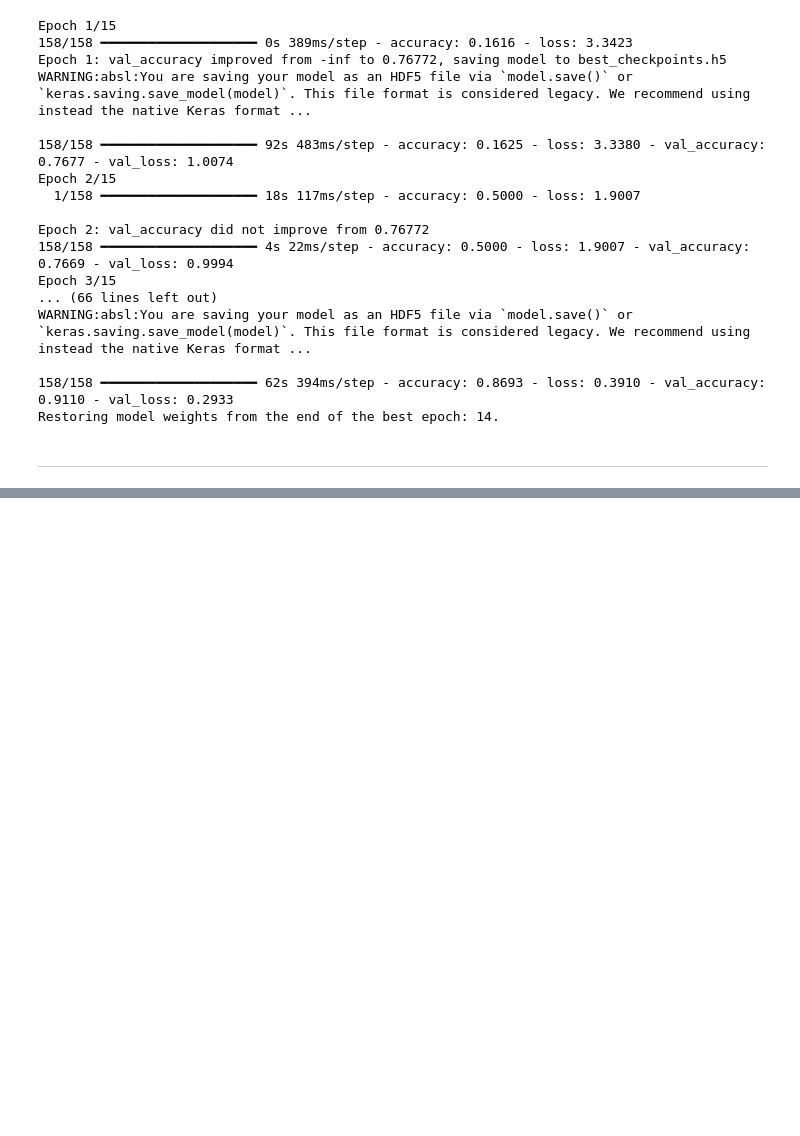
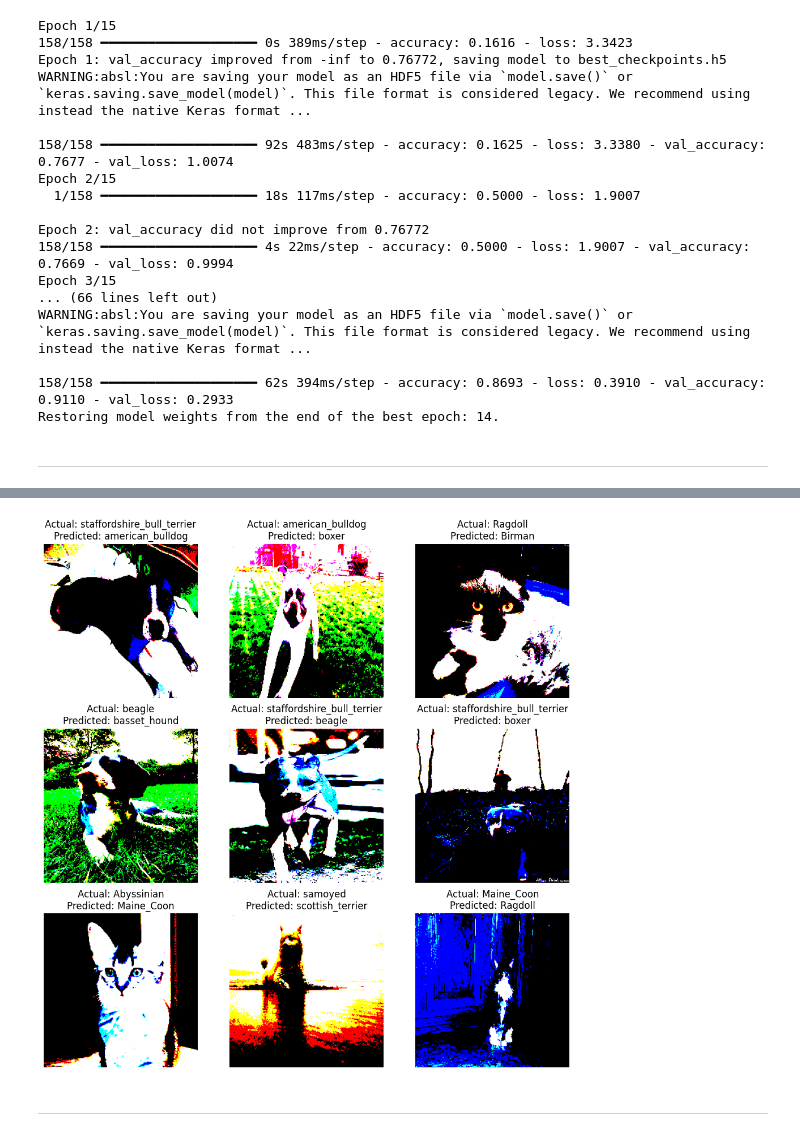
Before and after one commit to OmarAhmedAbdelAziz/Multiclass-Classification-Semantic-Segmentation-of-Pet-Breeds, a Jupyter notebook: notebooks/Step by Step Notebook.ipynb, the cells around one changed output, grey strips where cells are left out. Saved outputs shown, nothing was run; the diff lists cells and outputs as text; code cells hidden in the pictures; blank space fills up the shorter version.

```diff
--- a/notebooks/Step by Step Notebook.ipynb
+++ b/notebooks/Step by Step Notebook.ipynb
@@ -606,0 +708,19 @@ Restoring model weights from the end of the best epoch: 14.
+# %%
+# Visualizing misclassified images
+plt.figure(figsize=(12, 12))
+for i in range(min(9, len(misclassified_images))):
+
+    plt.subplot(3, 3, i + 1)
+    plt.imshow(misclassified_images[i])
+
+    actual_label_name = breed_name_mapping[misclassified_labels[i] + 1]
+    perdicted_label_name = breed_name_mapping[misclassified_preds[i] + 1]
+
+    plt.title(f"Actual: {actual_label_name}\nPredicted: {perdicted_label_name}")
+    plt.axis('off')
+
+plt.show()
+# %% [output]
+[figure, added]
+# %% [markdown]
+---
```
Also changed, not shown: parts of 9 cells of this notebook.
